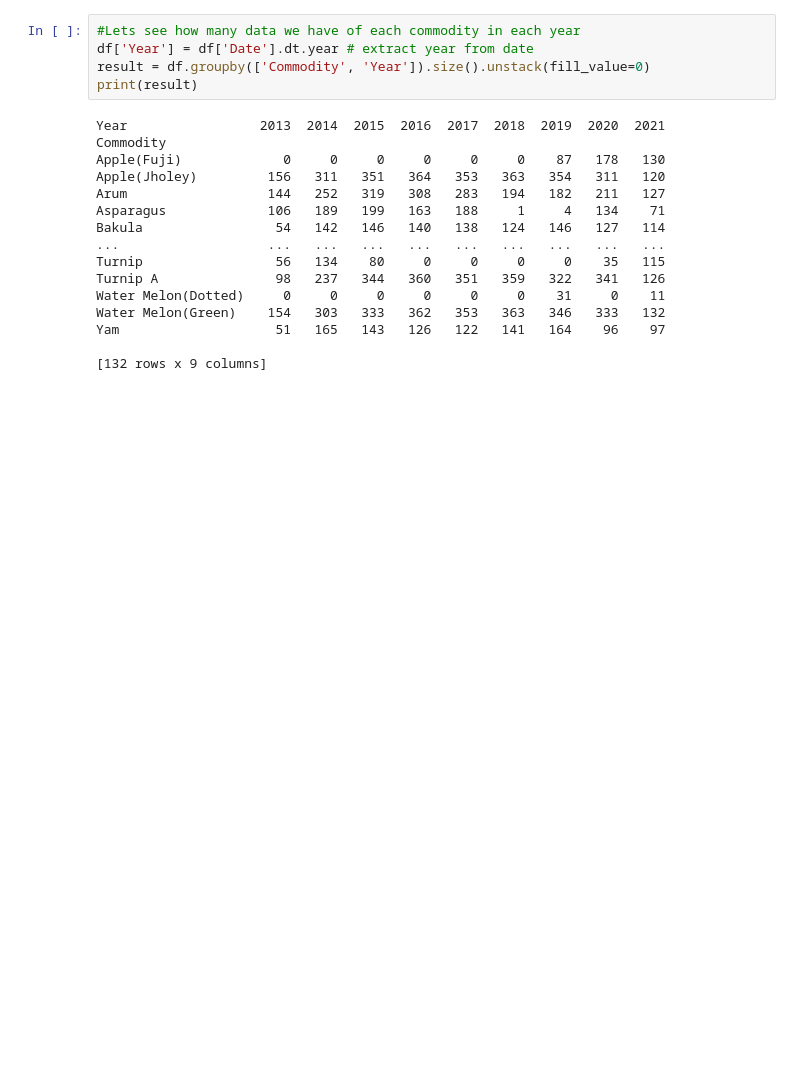
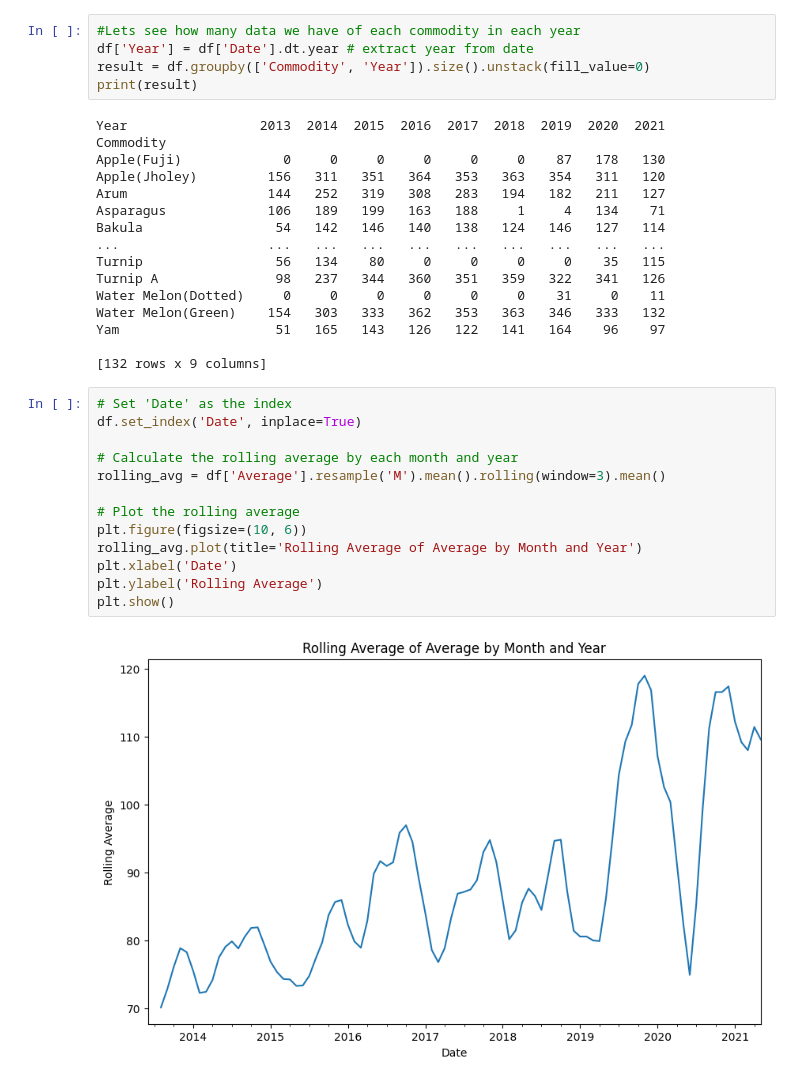
Before and after one commit to nirdeshacharya/KalimatiVeggieMarketData_Nepal, a Jupyter notebook: main.ipynb, the cells around one changed output. Drawn from its saved outputs; the diff is of its cells as text; blank space fills up the shorter version.

Commit message:
Added rolling average graph

```diff
--- a/main.ipynb
+++ b/main.ipynb
@@ -82,3 +82,18 @@ Water Melon(Green)    154   303   333   362   353   363   346   333   132
 Yam                    51   165   143   126   122   141   164    96    97
 
 [132 rows x 9 columns]
+# %%
+# Set 'Date' as the index
+df.set_index('Date', inplace=True)
+
+# Calculate the rolling average by each month and year
+rolling_avg = df['Average'].resample('M').mean().rolling(window=3).mean()
+
+# Plot the rolling average
+plt.figure(figsize=(10, 6))
+rolling_avg.plot(title='Rolling Average of Average by Month and Year')
+plt.xlabel('Date')
+plt.ylabel('Rolling Average')
+plt.show()
+# %% [output]
+[figure, added]
```
